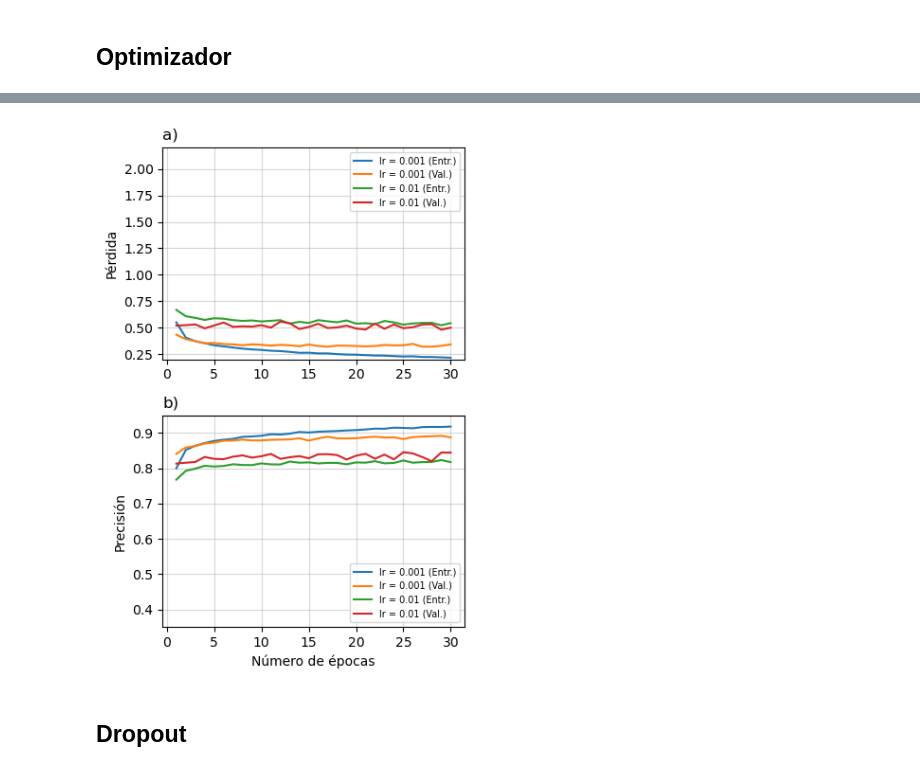
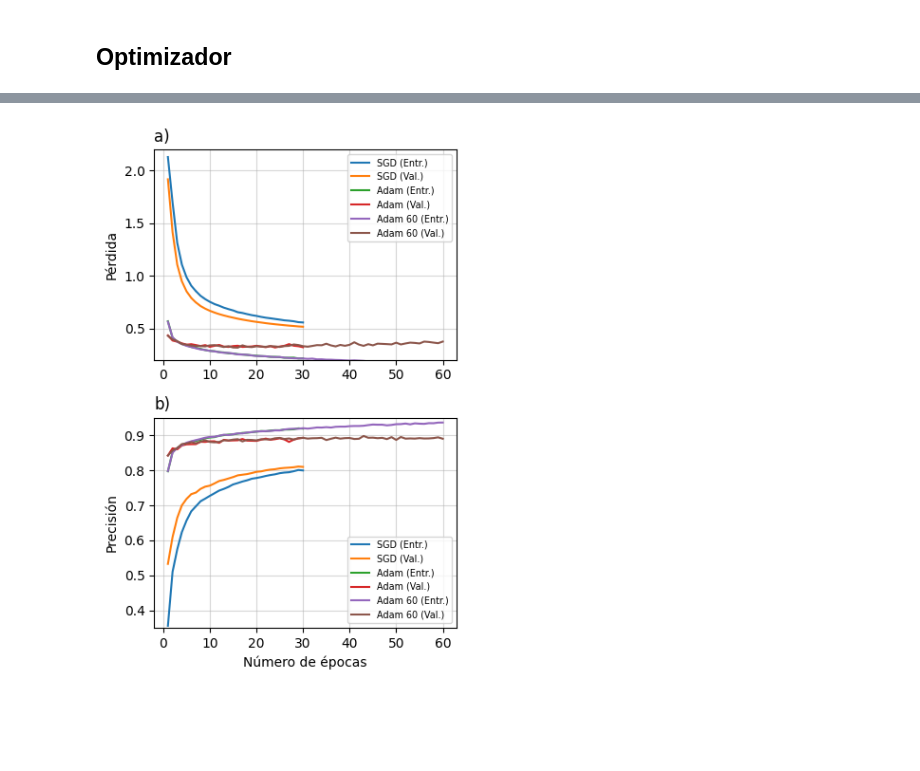
Before and after one commit to kevmansilla/redes-neuronales-trabajos, a Jupyter notebook: TP2/redes_neuronales_2024_guia_12.ipynb, the cells around one changed output, grey strips where cells are left out. Drawn from its saved outputs; the diff is of its cells as text; code cells hidden in the pictures; blank space fills up the shorter version.

```diff
--- a/TP2/redes_neuronales_2024_guia_12.ipynb
+++ b/TP2/redes_neuronales_2024_guia_12.ipynb
@@ -339,8 +337,8 @@ def valid_model(dataloader, model, loss_fn):
 ## Baseline
 # %%
 # 5.3)
-train_loader = DataLoader(train_data, batch_size=BATCH_SIZE, shuffle=True)
-valid_loader = DataLoader(valid_data, batch_size=BATCH_SIZE, shuffle=True)
+train_loader = DataLoader(train_data, batch_size=BATH_SIZE, shuffle=True)
+valid_loader = DataLoader(valid_data, batch_size=BATH_SIZE, shuffle=True)
 
 
 # 5.4)
@@ -525,6 +609,6 @@ plt.show()
 # %%
 loss_fn = nn.CrossEntropyLoss()
-lr = 1e-2
+lr = 1e-3
 n1 = 128
 n2 = 64
 p = 0.2
@@ -537,7 +621,7 @@ model = model.to(device)
 
 
 # 5.9)
-num_epochs = 30
+num_epochs = 60
 list_train_avg_loss = []
 list_valid_avg_loss = []
 list_train_precision = []
@@ -546,7 +630,8 @@ list_valid_precision = []
 for epoch in range(num_epochs):
     print(f'Epoch {epoch+1}\n' + '-' * 20)
 
-    train_avg_loss, train_precision = train_model(train_loader, model, loss_fn, optimizer)
+    train_avg_loss, train_precision = train_model(
+        train_loader, model, loss_fn, optimizer)
     valid_avg_loss, valid_precision = valid_model(valid_loader, model, loss_fn)
 
     list_train_avg_loss.append(train_avg_loss)
@@ -576,37 +664,39 @@ Entranamiento completo
 # %%
-adam_train_loss_e2 = list_train_avg_loss
-adam_valid_loss_e2 = list_valid_avg_loss
-adam_train_precision_e2 = list_train_precision
-adam_valid_precision_e2 = list_valid_precision
+adam60_train_loss = list_train_avg_loss
+adam60_valid_loss = list_valid_avg_loss
+adam60_train_precision = list_train_precision
+adam60_valid_precision = list_valid_precision
 # %%
 plt.figure(figsize=(4, 6))
 plt.subplot(2, 1, 1)  # Crear un subplot en la posición (1, 1)
 plt.title('a)', loc='left')
 plt.ylabel('Pérdida')
-plt.plot(range(1, len(adam_train_loss)+1), adam_train_loss, label=f'lr = 0.001 (Entr.)')
-plt.plot(range(1, len(adam_valid_loss)+1), adam_valid_loss, label=f'lr = 0.001 (Val.)')
-plt.plot(range(1, len(adam_train_loss_e2)+1), adam_train_loss_e2, label=f'lr = 0.01 (Entr.)')
-plt.plot(range(1, len(adam_valid_loss_e2)+1), adam_valid_loss_e2, label=f'lr = 0.01 (Val.)')
+plt.plot(range(1, len(baseline_train_loss)+1), baseline_train_loss, label=f'SGD (Entr.)')
+plt.plot(range(1, len(baseline_valid_loss)+1), baseline_valid_loss, label=f'SGD (Val.)')
+plt.plot(range(1, len(adam_train_loss)+1), adam_train_loss, label=f'Adam (Entr.)')
+plt.plot(range(1, len(adam_valid_loss)+1), adam_valid_loss, label=f'Adam (Val.)')
+plt.plot(range(1, len(adam60_train_loss)+1), adam60_train_loss, label=f'Adam 60 (Entr.)')
+plt.plot(range(1, len(adam60_valid_loss)+1), adam60_valid_loss, label=f'Adam 60 (Val.)')
 plt.ylim(0.2, 2.2)
 plt.grid(alpha=0.5)
 plt.legend(loc='upper right', fontsize='x-small')
 
 plt.subplot(2, 1, 2)  # Crear un subplot en la posición (2, 1)
 plt.title('b)', loc='left')
 plt.ylabel('Precisión')
-plt.plot(range(1, len(adam_train_precision)+1), adam_train_precision, label=f'lr = 0.001 (Entr.)')
-plt.plot(range(1, len(adam_valid_precision)+1), adam_valid_precision, label=f'lr = 0.001 (Val.)')
-plt.plot(range(1, len(adam_train_precision_e2)+1), adam_train_precision_e2, label=f'lr = 0.01 (Entr.)')
-plt.plot(range(1, len(adam_valid_precision_e2)+1), adam_valid_precision_e2, label=f'lr = 0.01 (Val.)')
+plt.plot(range(1, len(baseline_train_precision)+1), baseline_train_precision, label=f'SGD (Entr.)')
+plt.plot(range(1, len(baseline_valid_precision)+1), baseline_valid_precision, label=f'SGD (Val.)')
+plt.plot(range(1, len(adam_train_precision)+1), adam_train_precision, label=f'Adam (Entr.)')
+plt.plot(range(1, len(adam_valid_precision)+1), adam_valid_precision, label=f'Adam (Val.)')
+plt.plot(range(1, len(adam60_train_precision)+1), adam60_train_precision, label=f'Adam 60 (Entr.)')
+plt.plot(range(1, len(adam60_valid_precision)+1), adam60_valid_precision, label=f'Adam 60 (Val.)')
 plt.ylim(0.35, 0.95)
 plt.grid(alpha=0.5)
 plt.legend(loc='lower right', fontsize='x-small')
 
 plt.xlabel('Número de épocas')  # Agregar el label solo una vez
 plt.tight_layout()  # Ajustar el tamaño de los subplots
-plt.savefig('learning_rate.png', dpi=300, bbox_inches='tight')
+plt.savefig('optimizer.png', dpi=300, bbox_inches='tight')
 plt.show()
 # %% [output]
-[figure, old version]
+[figure, new version]
-# %% [markdown]
-## Dropout
```
Also changed, not shown: parts of 24 cells of this notebook, 12 other files.
